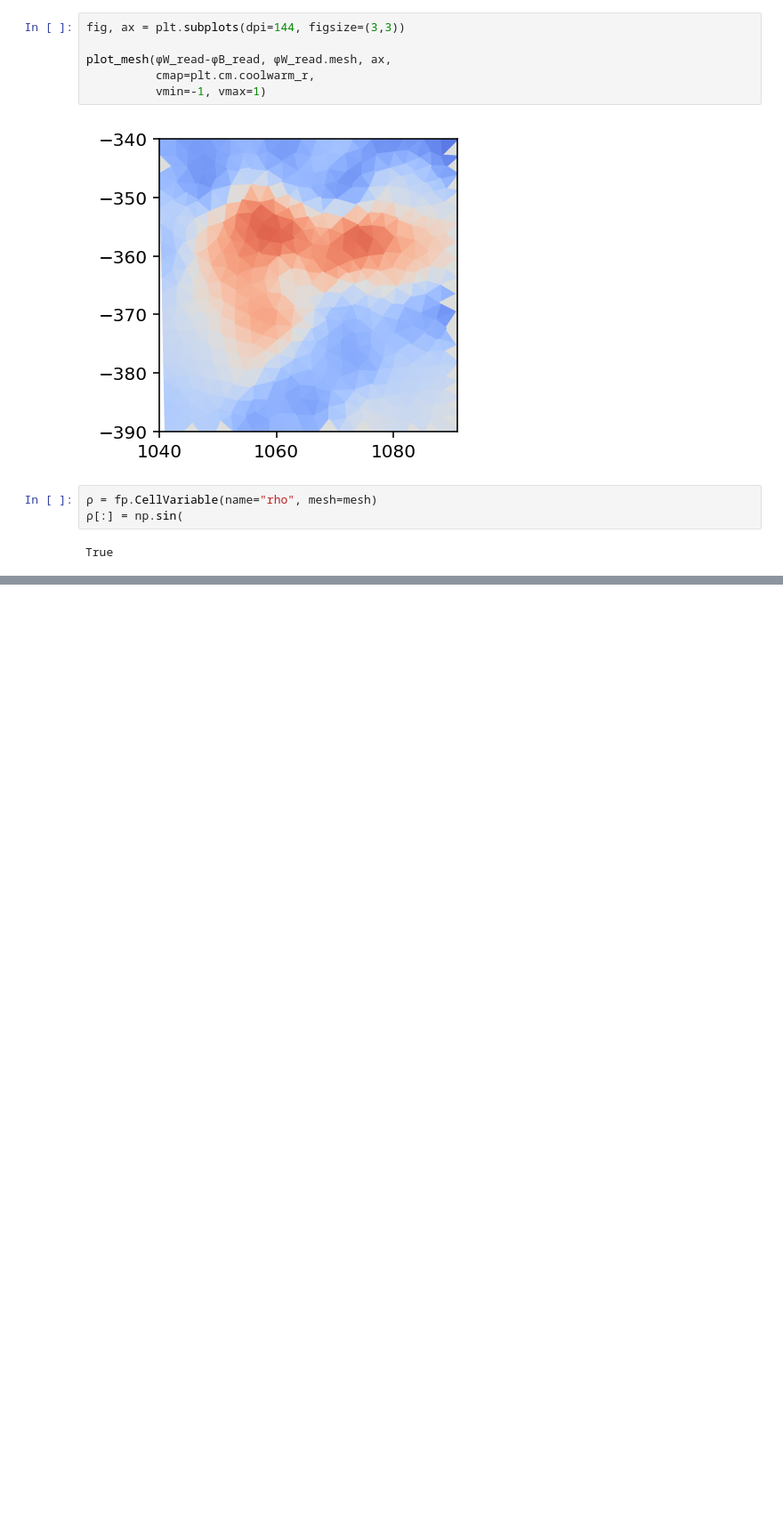
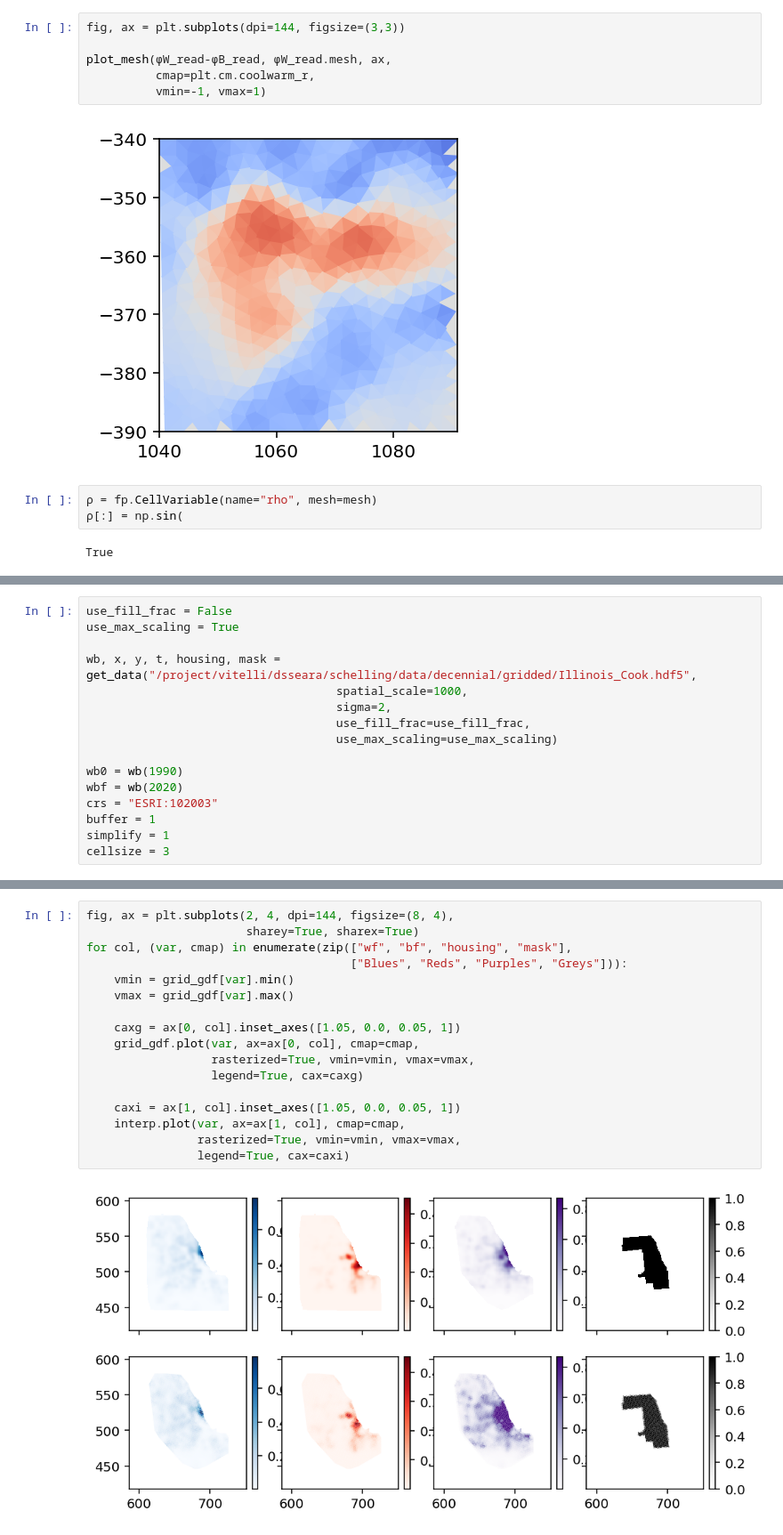
Before and after one commit to dsseara/sociohydro, a Jupyter notebook: sim/meanField/fvm/fvm_tests.ipynb, the cells around one changed output, grey strips where cells are left out. Shown at 89% size. Cells and saved outputs as stored; diff of their text form; blank space fills up the shorter version.

Commit message:
ran fvm_test.ipynb to ensure proper interpolation using area-weighted interpolation

```diff
--- a/sim/meanField/fvm/fvm_tests.ipynb
+++ b/sim/meanField/fvm/fvm_tests.ipynb
@@ -429,0 +435,16 @@ True
+# %%
+use_fill_frac = False
+use_max_scaling = True
+
+wb, x, y, t, housing, mask = get_data("/project/vitelli/dsseara/schelling/data/decennial/gridded/Illinois_Cook.hdf5",
+                                    spatial_scale=1000,
+                                    sigma=2,
+                                    use_fill_frac=use_fill_frac,
+                                    use_max_scaling=use_max_scaling)
+
+wb0 = wb(1990)
+wbf = wb(2020)
+crs = "ESRI:102003"
+buffer = 1
+simplify = 1
+cellsize = 3
@@ -429,0 +494,19 @@ True
+# %%
+fig, ax = plt.subplots(2, 4, dpi=144, figsize=(8, 4),
+                       sharey=True, sharex=True)
+for col, (var, cmap) in enumerate(zip(["wf", "bf", "housing", "mask"],
+                                      ["Blues", "Reds", "Purples", "Greys"])):
+    vmin = grid_gdf[var].min()
+    vmax = grid_gdf[var].max()
+
+    caxg = ax[0, col].inset_axes([1.05, 0.0, 0.05, 1])
+    grid_gdf.plot(var, ax=ax[0, col], cmap=cmap,
+                  rasterized=True, vmin=vmin, vmax=vmax,
+                  legend=True, cax=caxg)
+
+    caxi = ax[1, col].inset_axes([1.05, 0.0, 0.05, 1])
+    interp.plot(var, ax=ax[1, col], cmap=cmap,
+                rasterized=True, vmin=vmin, vmax=vmax,
+                legend=True, cax=caxi)
+# %% [output]
+[figure, added]
```
Also changed, not shown: parts of 4 cells of this notebook.
